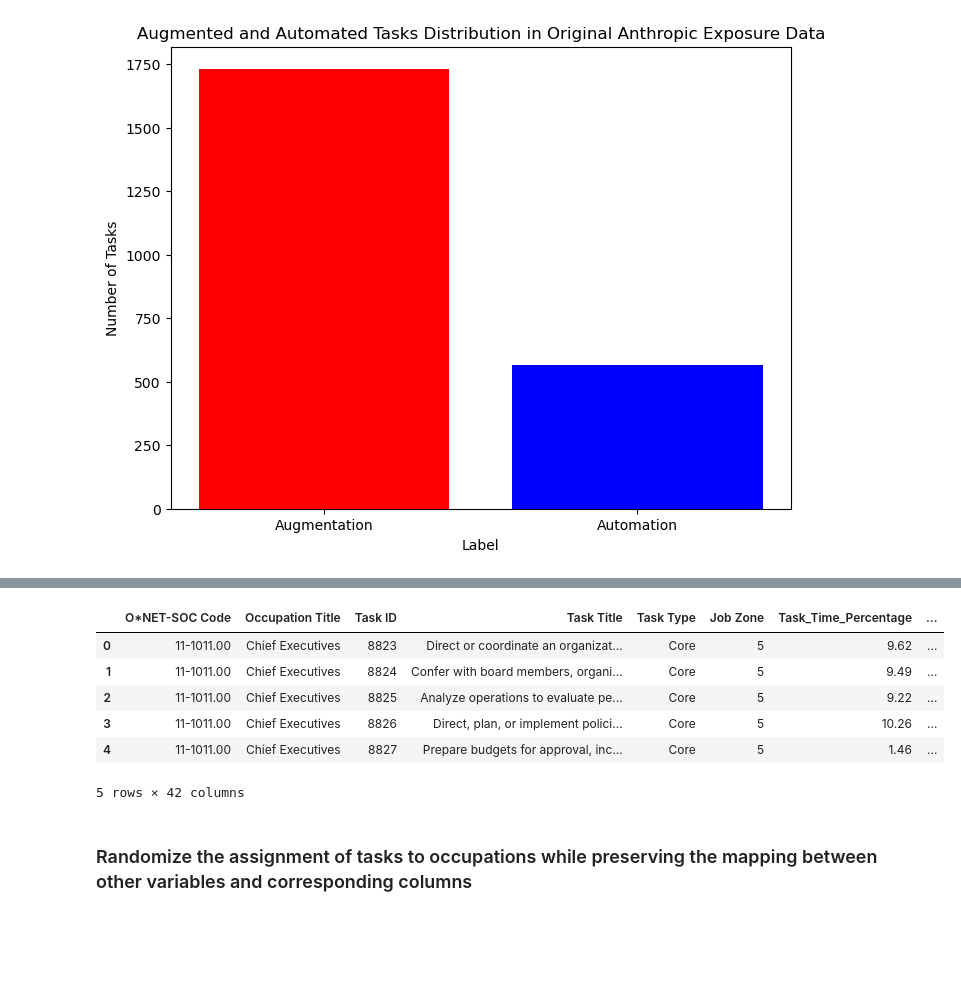
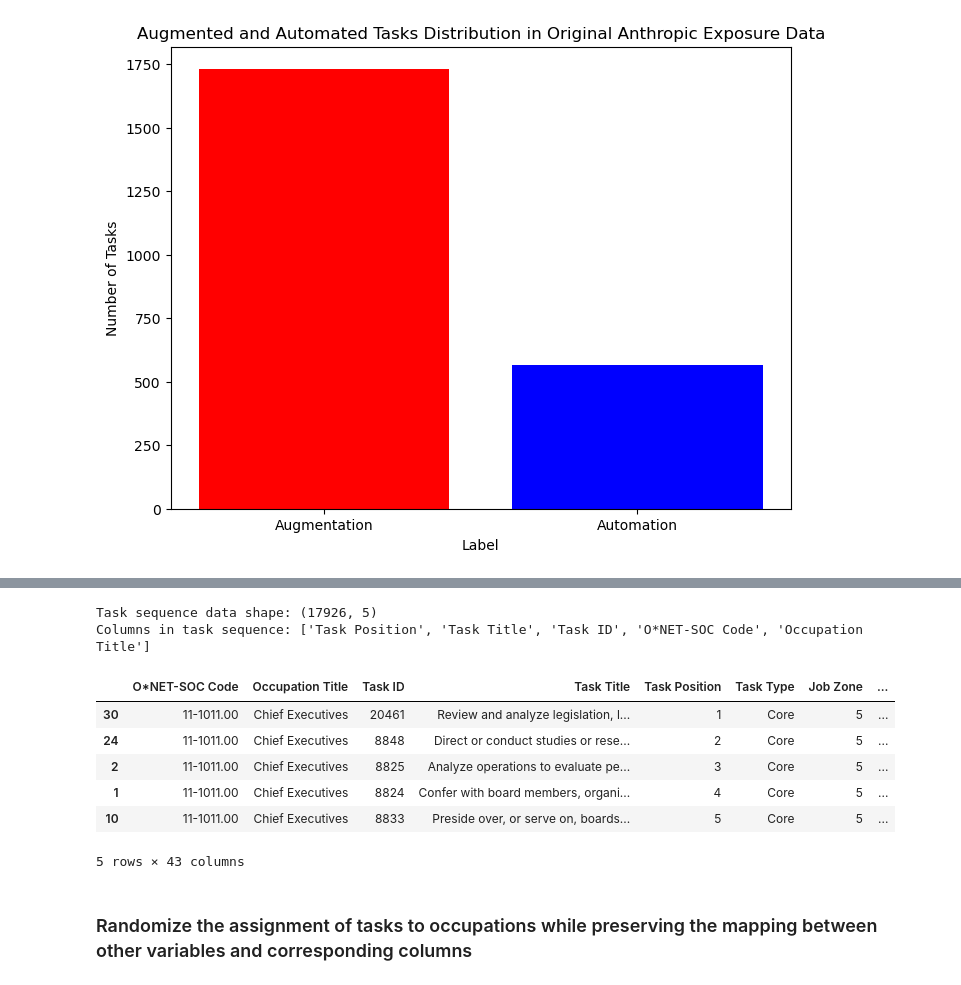
Before and after one commit to johnjosephhorton/rubin, a Jupyter notebook: agentic_ai/onet_eloundou_anthropic_GPTsequence_mergeReshuffle.ipynb, the cells around one changed output, grey strips where cells are left out. Cells and saved outputs as stored; diff of their text form; code cells hidden in the pictures; blank space fills up the shorter version.

Commit message:
added GPT task sequence data and its reshuffling function

```diff
--- a/agentic_ai/onet_eloundou_anthropic_mergeReshuffle.ipynb
+++ b/agentic_ai/onet_eloundou_anthropic_GPTsequence_mergeReshuffle.ipynb
@@ -26,7 +26,7 @@ pd.set_option('display.max_rows', 200)
 # %%
 main_folder_path = ".."
 input_data_path = f"{main_folder_path}/data"
-output_data_path = f'{input_data_path}/computed_objects/ONET_Eloundou_Anthropic'
+output_data_path = f'{input_data_path}/computed_objects/ONET_Eloundou_Anthropic_GPT'
 output_plot_path = f"{main_folder_path}/writeup/plots"
 # %%
 # Create directories if they don't exist
@@ -174,3 +166,24 @@ Total tasks: 17,953
+# %%
+# Read task sequence data
+# Go through computed_objects/tasks_sequences and read all files and merge with original ONET data
+# Get list of files in the directory
+task_sequence_files = [f for f in os.listdir(f'{input_data_path}/computed_objects/tasks_sequences') if f.endswith('.csv')]
+task_sequence = pd.concat([pd.read_csv(f'{input_data_path}/computed_objects/tasks_sequences/{file}') for file in task_sequence_files], ignore_index=True)
+
+print(f"Task sequence data shape: {task_sequence.shape}")
+print(f"Columns in task sequence: {list(task_sequence.columns)}")
+
+# Merge task sequence data with merged_data
+merged_data = pd.merge(merged_data, task_sequence[['O*NET-SOC Code', 'Task ID', 'Task Position']], on=['O*NET-SOC Code', 'Task ID'], how='left')
+merged_data = merged_data[merged_data['Task Position'].notna()].reset_index(drop=True)
+merged_data['Task Position'] = pd.to_numeric(merged_data['Task Position'], errors='coerce').astype('Int64')
+
+# Bring the "Task Position" column next to "Task ID" for better readability
+task_position_col = merged_data.pop('Task Position')
+merged_data.insert(merged_data.columns.get_loc('Task Title') + 1, 'Task Position', task_position_col)
+# %% [output]
+Task sequence data shape: (17926, 5)
+Columns in task sequence: ['Task Position', 'Task Title', 'Task ID', 'O*NET-SOC Code', 'Occupation Title']
 # %%
 # # Drop the supplemental tasks
 # merged_data = merged_data[merged_data['Task Type'] != 'Supplemental'].reset_index(drop=True)
@@ -179,21 +192,21 @@ Total tasks: 17,953
 # merged_data = merged_data[~merged_data['Occupation Title'].str.contains('Teachers, Postsecondary')].reset_index(drop=True)
 # %%
 # Sort values of merged data before saving
-merged_data = merged_data.sort_values(by=['O*NET-SOC Code', 'Task ID'])
+merged_data = merged_data.sort_values(by=['O*NET-SOC Code', 'Task Position'])
 
 # Save merged dataset
 os.makedirs(output_data_path, exist_ok=True)
-merged_data.to_csv(f'{output_data_path}/ONET_Eloundou_Anthropic.csv', index=False)
+merged_data.to_csv(f'{output_data_path}/ONET_Eloundou_Anthropic_GPT.csv', index=False)
 
 merged_data.head()
 # %% [output]
-|  | O*NET-SOC Code | Occupation Title | Task ID | Task Title | Task Type | Job Zone | Task_Time_Percentage | ... |
-| 0 | 11-1011.00 | Chief Executives | 8823 | Direct or coordinate an organizat... | Core | 5 | 9.62 | ... |
-| 1 | 11-1011.00 | Chief Executives | 8824 | Confer with board members, organi... | Core | 5 | 9.49 | ... |
-| 2 | 11-1011.00 | Chief Executives | 8825 | Analyze operations to evaluate pe... | Core | 5 | 9.22 | ... |
-| 3 | 11-1011.00 | Chief Executives | 8826 | Direct, plan, or implement polici... | Core | 5 | 10.26 | ... |
-| 4 | 11-1011.00 | Chief Executives | 8827 | Prepare budgets for approval, inc... | Core | 5 | 1.46 | ... |
+|  | O*NET-SOC Code | Occupation Title | Task ID | Task Title | Task Position | Task Type | Job Zone | ... |
+| 30 | 11-1011.00 | Chief Executives | 20461 | Review and analyze legislation, l... | 1 | Core | 5 | ... |
+| 24 | 11-1011.00 | Chief Executives | 8848 | Direct or conduct studies or rese... | 2 | Core | 5 | ... |
+| 2 | 11-1011.00 | Chief Executives | 8825 | Analyze operations to evaluate pe... | 3 | Core | 5 | ... |
+| 1 | 11-1011.00 | Chief Executives | 8824 | Confer with board members, organi... | 4 | Core | 5 | ... |
+| 10 | 11-1011.00 | Chief Executives | 8833 | Preside over, or serve on, boards... | 5 | Core | 5 | ... |
-5 rows × 42 columns
+5 rows × 43 columns
 # %% [markdown]
 ### Randomize the assignment of tasks to occupations while preserving the mapping between other variables and corresponding columns
 # %%
```
Also changed, not shown: parts of 2 cells of this notebook.
